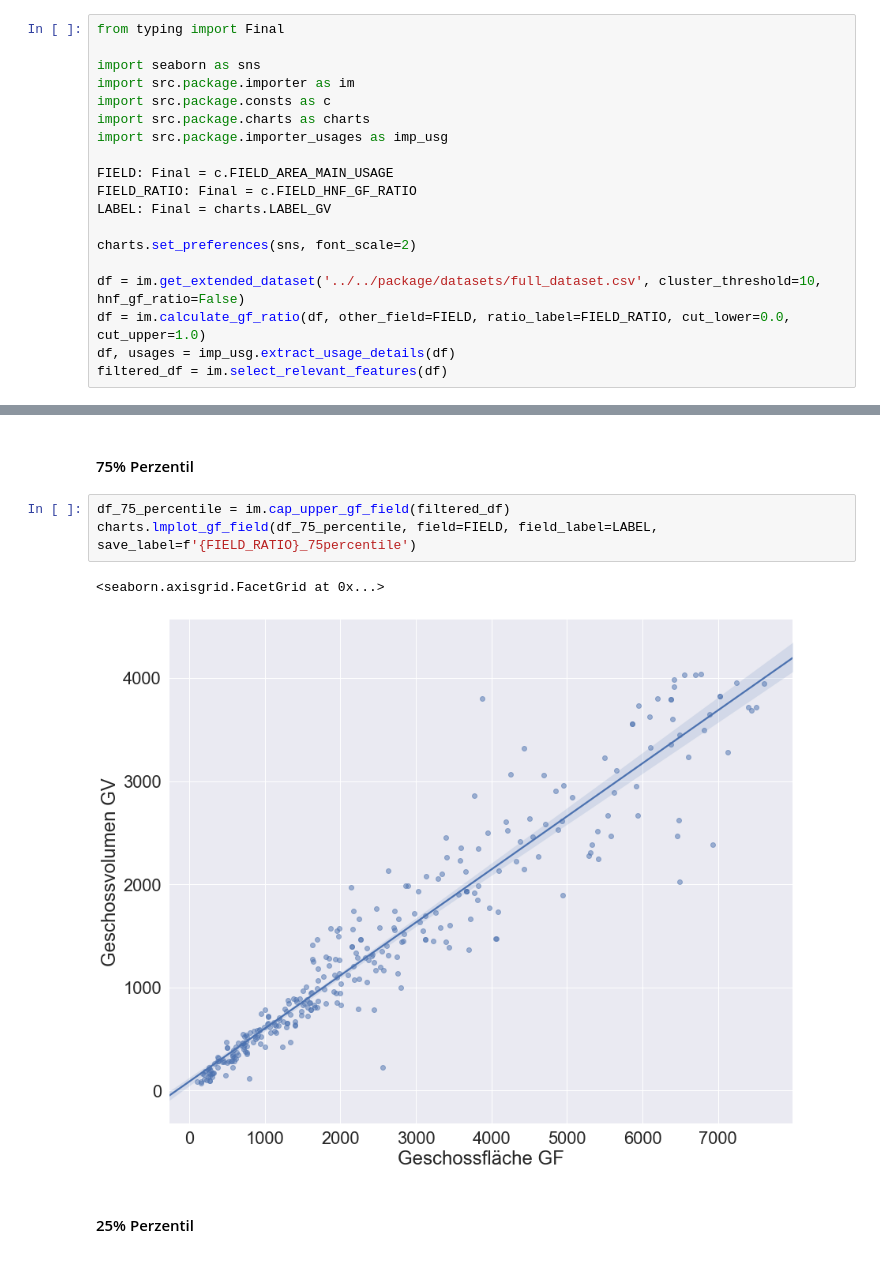
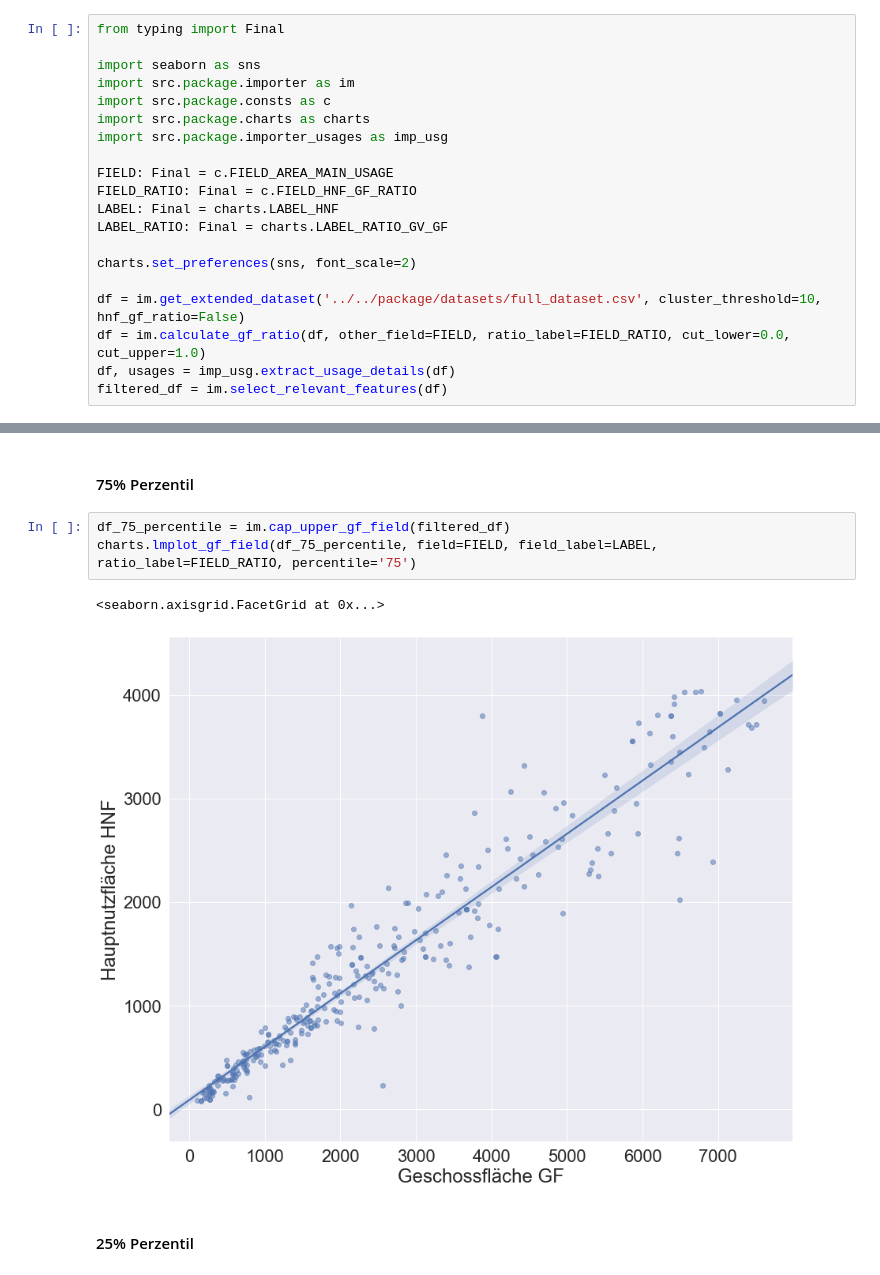
Before and after one commit to FHNW-RW/ip5-metriken-bauwesen, a Jupyter notebook: src/analysis/ratio_benchmarks/hnf_gf.ipynb, the cells around one changed output, grey strips where cells are left out. Saved outputs shown, nothing was run; the diff lists cells and outputs as text.

```diff
--- a/src/analysis/ratio_benchmarks/hnf_gf.ipynb
+++ b/src/analysis/ratio_benchmarks/hnf_gf.ipynb
@@ -11,7 +11,8 @@ import src.package.importer_usages as imp_usg
 
 FIELD: Final = c.FIELD_AREA_MAIN_USAGE
 FIELD_RATIO: Final = c.FIELD_HNF_GF_RATIO
-LABEL: Final = charts.LABEL_GV
+LABEL: Final = charts.LABEL_HNF
+LABEL_RATIO: Final = charts.LABEL_RATIO_GV_GF
 
 charts.set_preferences(sns, font_scale=2)
 
@@ -62,10 +63,10 @@ charts.regplot_gf_field(filtered_df, field=FIELD, field_label=LABEL, logscale=Tr
 #### 75% Perzentil
 # %%
 df_75_percentile = im.cap_upper_gf_field(filtered_df)
-charts.lmplot_gf_field(df_75_percentile, field=FIELD, field_label=LABEL, save_label=f'{FIELD_RATIO}_75percentile')
+charts.lmplot_gf_field(df_75_percentile, field=FIELD, field_label=LABEL, ratio_label=FIELD_RATIO, percentile='75')
 # %% [output]
 <seaborn.axisgrid.FacetGrid at 0x...>
-[figure, old version]
+[figure, new version]
 # %% [markdown]
 #### 25% Perzentil
 # %%
```
Also changed, not shown: parts of 8 cells of this notebook, 7 other files.
